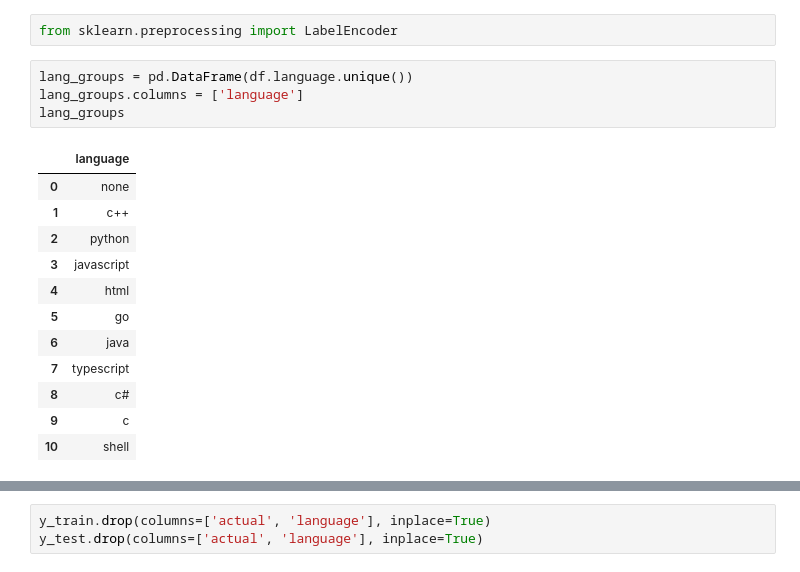
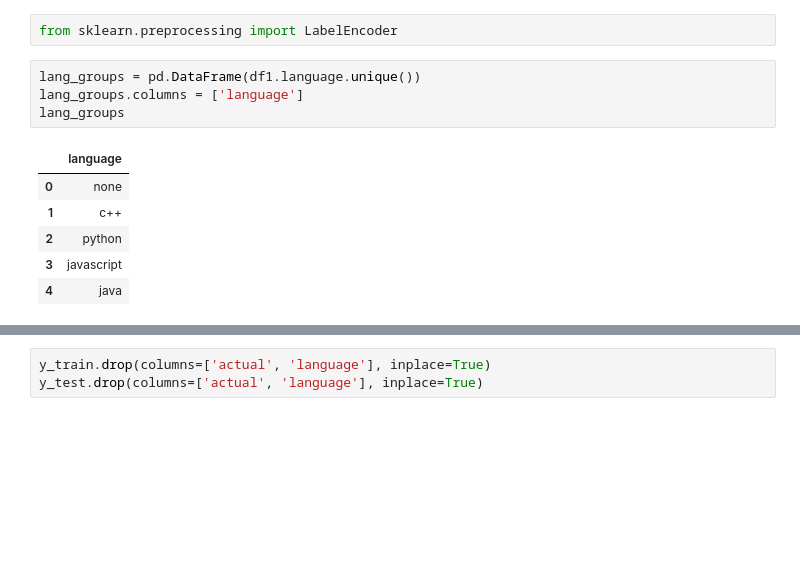
Before and after one commit to codeup-cyber-linguists/languages-classifier, a Jupyter notebook: group_github_language_classifier.ipynb, the cells around one changed output, grey strips where cells are left out. Saved outputs shown, nothing was run; the diff lists cells and outputs as text; blank space fills up the shorter version.

```diff
--- a/group_github_language_classifier.ipynb
+++ b/group_github_language_classifier.ipynb
@@ -1571,22 +1574,16 @@ weighted avg       0.55      0.55      0.54        66
 # %%
 from sklearn.preprocessing import LabelEncoder
 # %%
-lang_groups = pd.DataFrame(df.language.unique())
+lang_groups = pd.DataFrame(df1.language.unique())
 lang_groups.columns = ['language']
 lang_groups
 # %% [output]
 |  | language |
 | 0 | none |
 | 1 | c++ |
 | 2 | python |
 | 3 | javascript |
-| 4 | html |
-| 5 | go |
-| 6 | java |
-| 7 | typescript |
-| 8 | c# |
-| 9 | c |
-| 10 | shell |
+| 4 | java |
 # %%
 encoder = LabelEncoder()
 encoder.fit(lang_groups.language)
```
Also changed, not shown: parts of 54 cells of this notebook.
